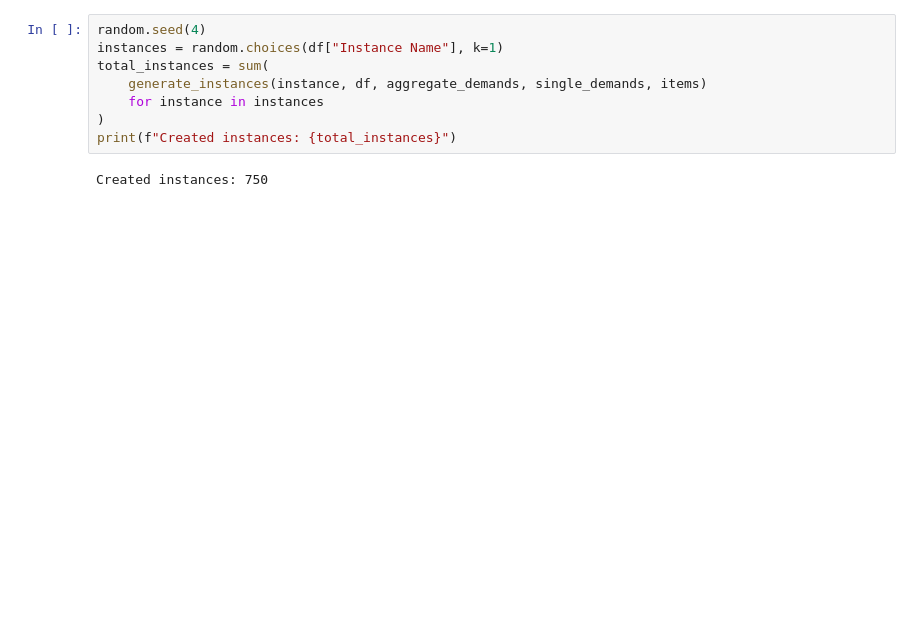
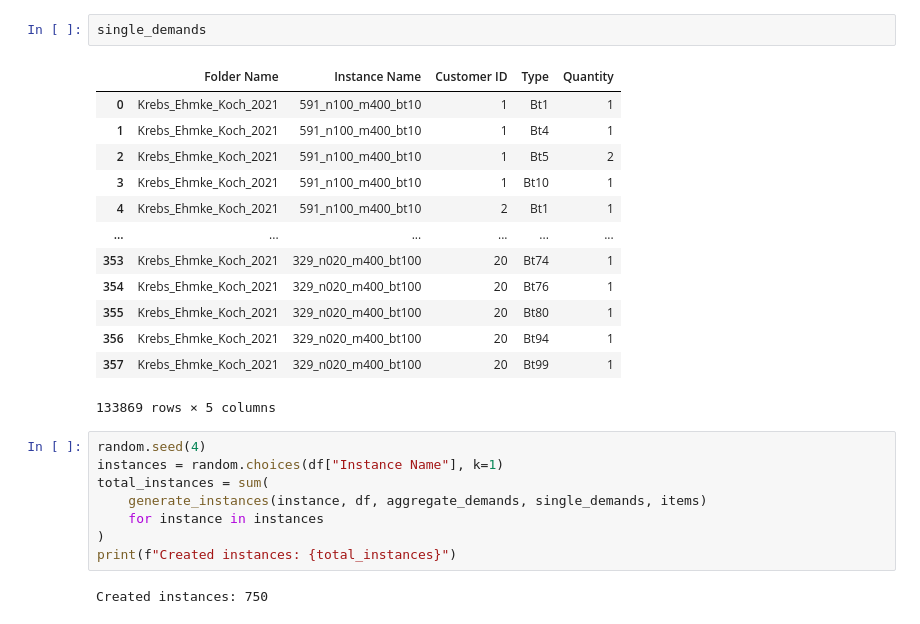
Before and after one commit to MxHbm/Analysis_Instances, a Jupyter notebook: create_route_instances.ipynb, the cells around one changed output. Drawn from its saved outputs; the diff is of its cells as text; blank space fills up the shorter version.

```diff
--- a/create_route_instances.ipynb
+++ b/create_route_instances.ipynb
@@ -24,3 +36,19 @@ df = pd.DataFrame(instances_data)
+# %%
+single_demands
+# %% [output]
+|  | Folder Name | Instance Name | Customer ID | Type | Quantity |
+| 0 | Krebs_Ehmke_Koch_2021 | 591_n100_m400_bt10 | 1 | Bt1 | 1 |
+| 1 | Krebs_Ehmke_Koch_2021 | 591_n100_m400_bt10 | 1 | Bt4 | 1 |
+| 2 | Krebs_Ehmke_Koch_2021 | 591_n100_m400_bt10 | 1 | Bt5 | 2 |
+| 3 | Krebs_Ehmke_Koch_2021 | 591_n100_m400_bt10 | 1 | Bt10 | 1 |
+| 4 | Krebs_Ehmke_Koch_2021 | 591_n100_m400_bt10 | 2 | Bt1 | 1 |
+| ... | ... | ... | ... | ... | ... |
+| 353 | Krebs_Ehmke_Koch_2021 | 329_n020_m400_bt100 | 20 | Bt74 | 1 |
+| 354 | Krebs_Ehmke_Koch_2021 | 329_n020_m400_bt100 | 20 | Bt76 | 1 |
+| 355 | Krebs_Ehmke_Koch_2021 | 329_n020_m400_bt100 | 20 | Bt80 | 1 |
+| 356 | Krebs_Ehmke_Koch_2021 | 329_n020_m400_bt100 | 20 | Bt94 | 1 |
+| 357 | Krebs_Ehmke_Koch_2021 | 329_n020_m400_bt100 | 20 | Bt99 | 1 |
+133869 rows × 5 columns
 # %%
 random.seed(4)
 instances = random.choices(df["Instance Name"], k=1)
```
Also changed, not shown: parts of 7 cells of this notebook, 2 other files.
